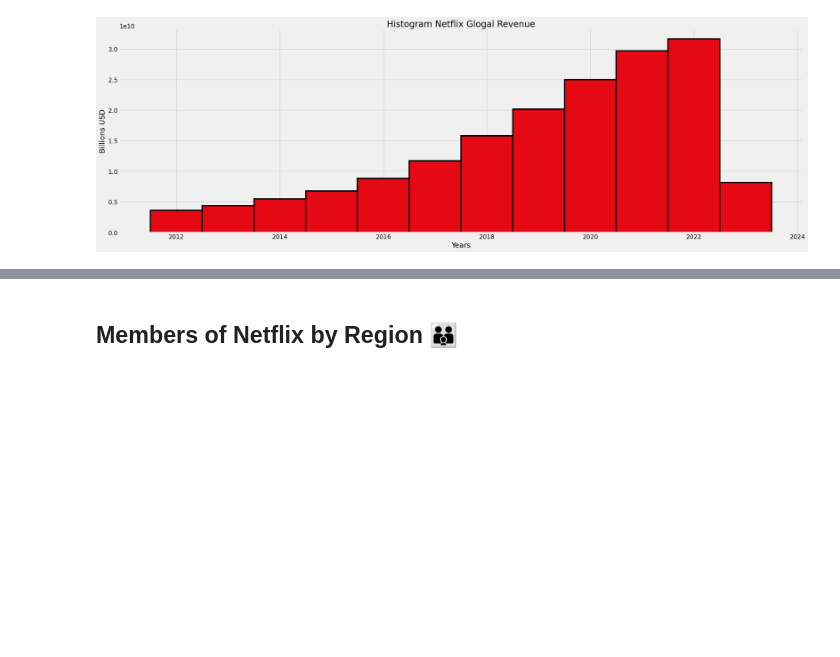
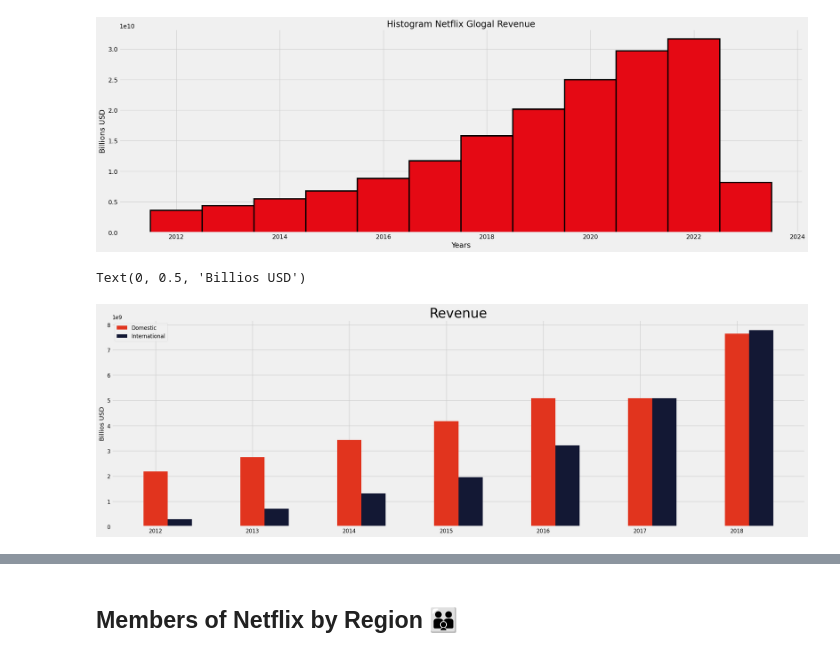
Before and after one commit to danielrodriguez007/Data_Analysis, a Jupyter notebook: Netflix_OTT.ipynb, the cells around one changed output, grey strips where cells are left out. Saved outputs shown, nothing was run; the diff lists cells and outputs as text; code cells hidden in the pictures; blank space fills up the shorter version.

```diff
--- a/Netflix_OTT.ipynb
+++ b/Netflix_OTT.ipynb
@@ -223,3 +224,17 @@ plt.ylabel("Billions USD")
 # %% [output]
 Text(0, 0.5, 'Billions USD')
 [figure]
+# %%
+gr = data.groupby(['Year'])['Domestic Revenue'].sum().nlargest(7)
+ir = data.groupby(['Year'])['International Revenue'].sum().nlargest(7)
+
+
+plt.figure(figsize=(25,8))
+plt.bar(gr.index,gr.values, color="#E1341E", label="Domestic", width=.25)
+plt.bar(ir.index +0.25,ir.values,color="#131834", label="International", width=.25)
+plt.legend()
+plt.title("Revenue", fontsize=30)
+plt.ylabel("Billios USD")
+# %% [output]
+Text(0, 0.5, 'Billios USD')
+[figure, added]
```
Also changed, not shown: parts of 14 cells of this notebook.
